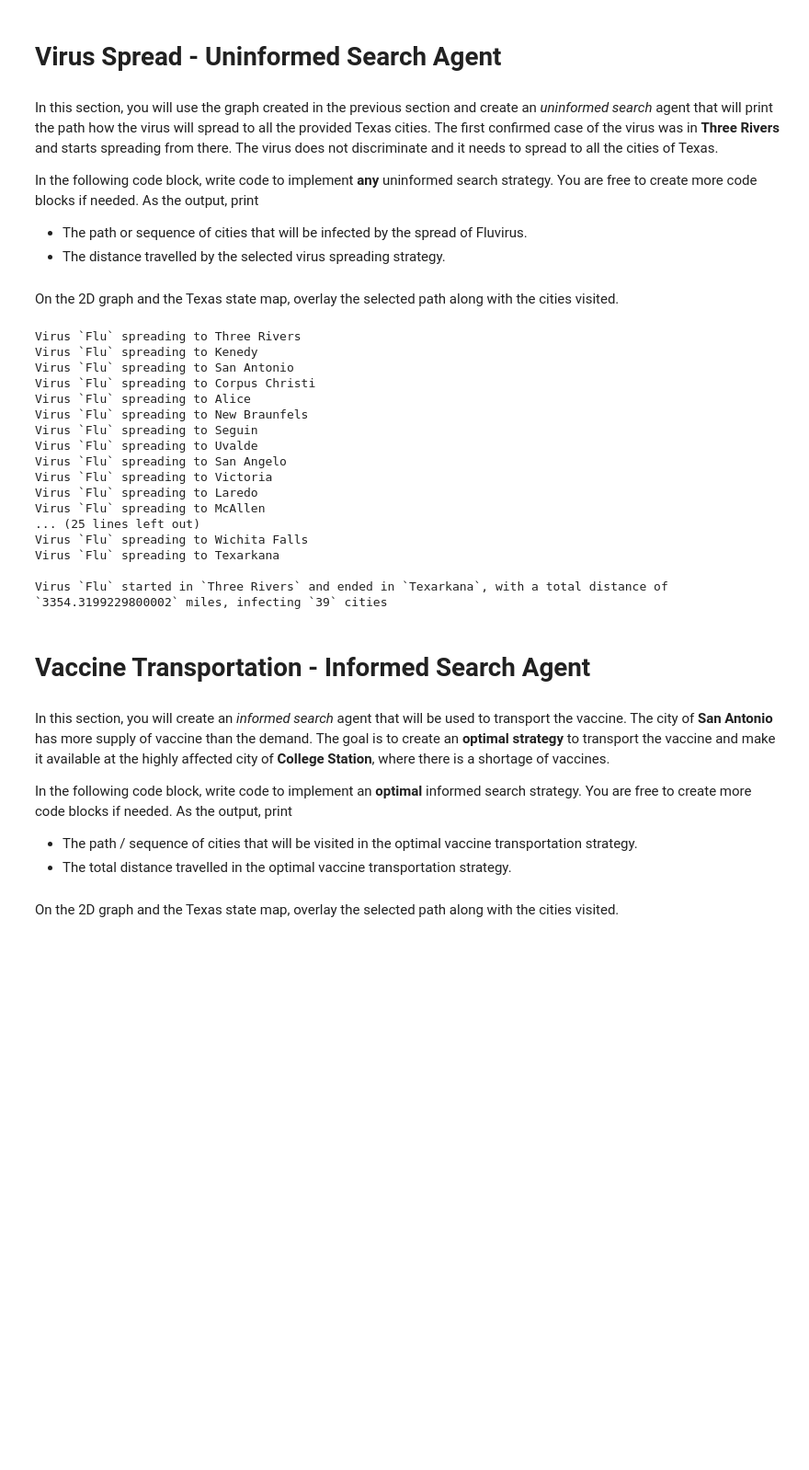
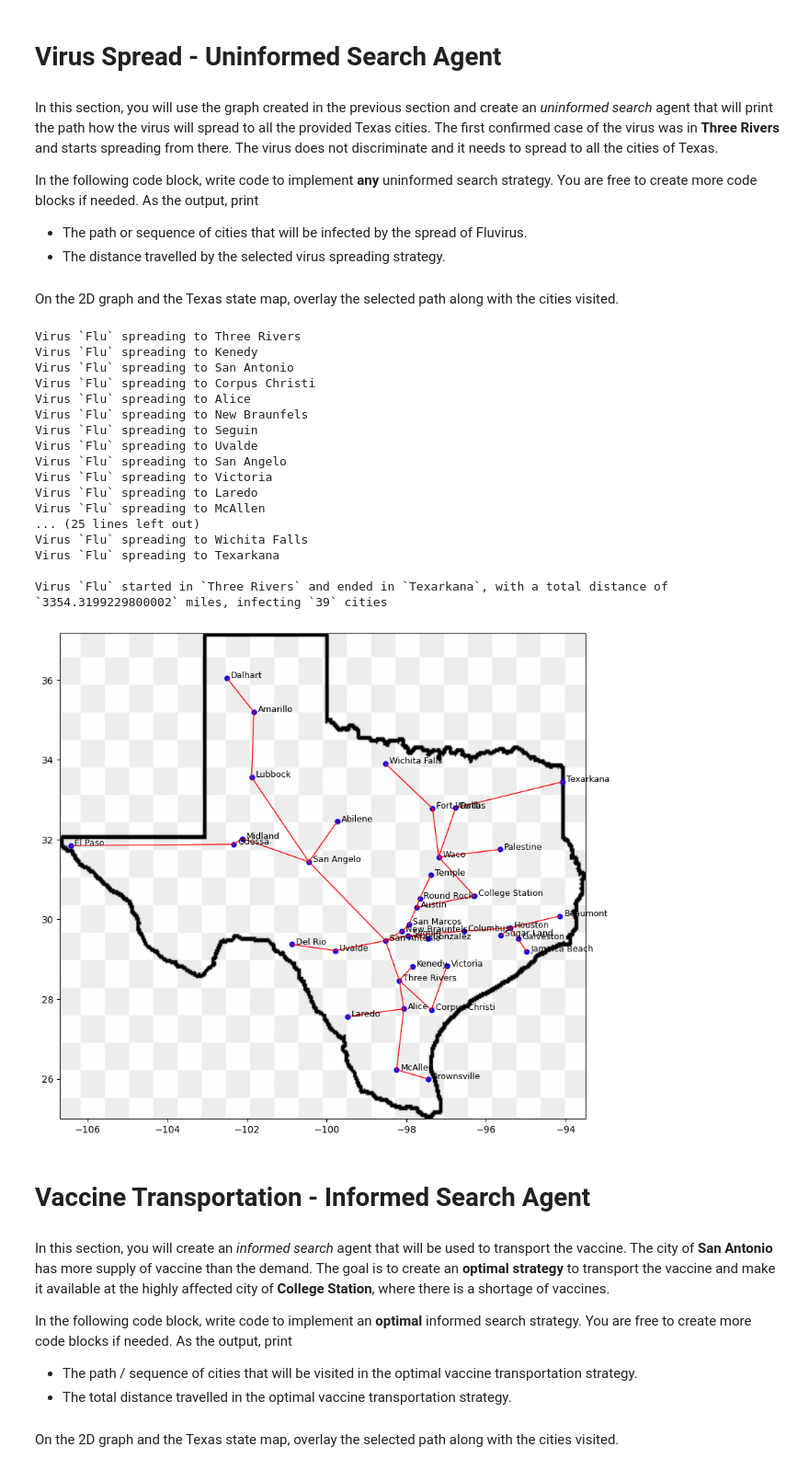
Before and after one commit to eliteabhi/AI-Assignments, a Jupyter notebook: hw-0/city-map-texas_assignment0_abc123.ipynb, the cells around one changed output. Shown at 92% size. Drawn from its saved outputs; the diff is of its cells as text; code cells hidden in the pictures; blank space fills up the shorter version.

```diff
--- a/hw-0/city-map-texas_assignment0_abc123.ipynb
+++ b/hw-0/city-map-texas_assignment0_abc123.ipynb
@@ -212,11 +244,32 @@ class Virus():
 
     def __repr__( self ) -> str:
         return f'{ self.__str__() }\n\n'
+# %%
+# Draw route on plot
+
+def draw_route( city_from: str, city_to: str, cities_graph: Graph, ax, plot_points: bool =  True, plot_origin: bool = True ) -> None:
+    city_f: City = cities_graph.get_node_by_name( city_from ).city
+    city_t: City = cities_graph.get_node_by_name( city_to ).city
+
+    lats: list = [ city_f.get_coords()[ 1 ], city_t.get_coords()[ 1 ]  ]
+    lons: list = [ city_f.get_coords()[ 0 ], city_t.get_coords()[ 0 ]  ]
+
+    if plot_points:
+
+        if plot_origin:
+
+            ax.plot( lats[ 0 ], lons[ 0 ], 'bo', markersize=5 )  # Plot city as blue circles ('bo')
+            ax.text( lats[ 0 ] + 0.1, lons[ 0 ], city_f.name, fontsize=9, color='black' )  # Add city names slightly offset
+
+        ax.plot( lats[ 1 ], lons[ 1 ], 'bo', markersize=5 )  # Plot city as blue circles ('bo')
+        ax.text( lats[ 1 ] + 0.1, lons[ 1 ], city_f.name, fontsize=9, color='black' )  # Add city names slightly offset
+
+    ax.plot( lats, lons, 'red', lw=1 )
 # %%
 # Implement ANY uninformed search strategy for the spread of coronavirus from the starting city of 'Three Rivers'
 # Uninformed Search to spread to all cities
 
-def uninformed_bfs( virus: Virus, cities_graph: Graph ) -> None:
+def uninformed_bfs( virus: Virus, cities_graph: Graph, ax ) -> None:
     queue: list = [ virus.starting_city ]
 
     last_city_queue: list = []
@@ -238,6 +291,7 @@ def uninformed_bfs( virus: Virus, cities_graph: Graph ) -> None:
 
             if last_city != current_city:
                 distance += available_routes.get( last_city )
+                draw_route( last_city,  current_city, cities_graph, ax, plot_points=False )
 
             for key in virus.infected_cities:
                 available_routes.pop( key, None )
@@ -260,27 +314,31 @@ def uninformed_bfs( virus: Virus, cities_graph: Graph ) -> None:
 # %%
 # Run the simulation
 
 virus1: Virus = Virus( name='Flu', starting_city='Three Rivers' )
 print()
-uninformed_bfs( virus1, city_graph )
+_, ax = setup_plot()
+draw_full_graph(ax)
+uninformed_bfs( virus1, city_graph, ax )
+plt.show()
 # %% [output]
 Virus `Flu` spreading to Three Rivers
 Virus `Flu` spreading to Kenedy
 Virus `Flu` spreading to San Antonio
 Virus `Flu` spreading to Corpus Christi
 Virus `Flu` spreading to Alice
 Virus `Flu` spreading to New Braunfels
 Virus `Flu` spreading to Seguin
 Virus `Flu` spreading to Uvalde
 Virus `Flu` spreading to San Angelo
 Virus `Flu` spreading to Victoria
 Virus `Flu` spreading to Laredo
 Virus `Flu` spreading to McAllen
 ... (25 lines left out)
 Virus `Flu` spreading to Wichita Falls
 Virus `Flu` spreading to Texarkana
 
 Virus `Flu` started in `Three Rivers` and ended in `Texarkana`, with a total distance of `3354.3199229800002` miles, infecting `39` cities
+[figure, added]
 # %% [markdown]
 # Vaccine Transportation - Informed Search Agent
 
```
Also changed, not shown: parts of 5 cells of this notebook, 3 other files.
